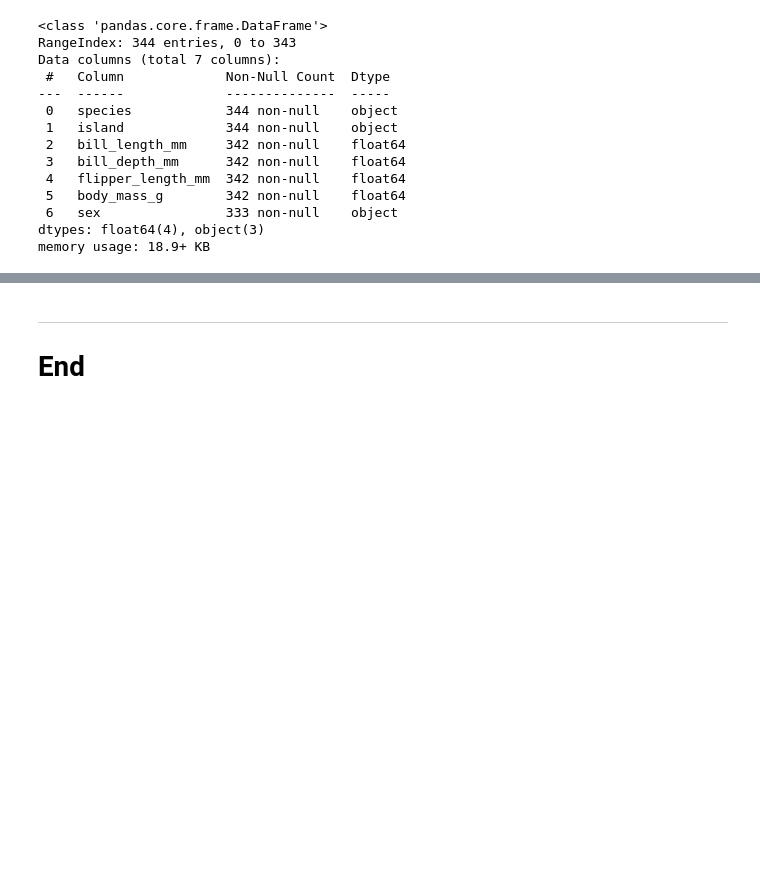
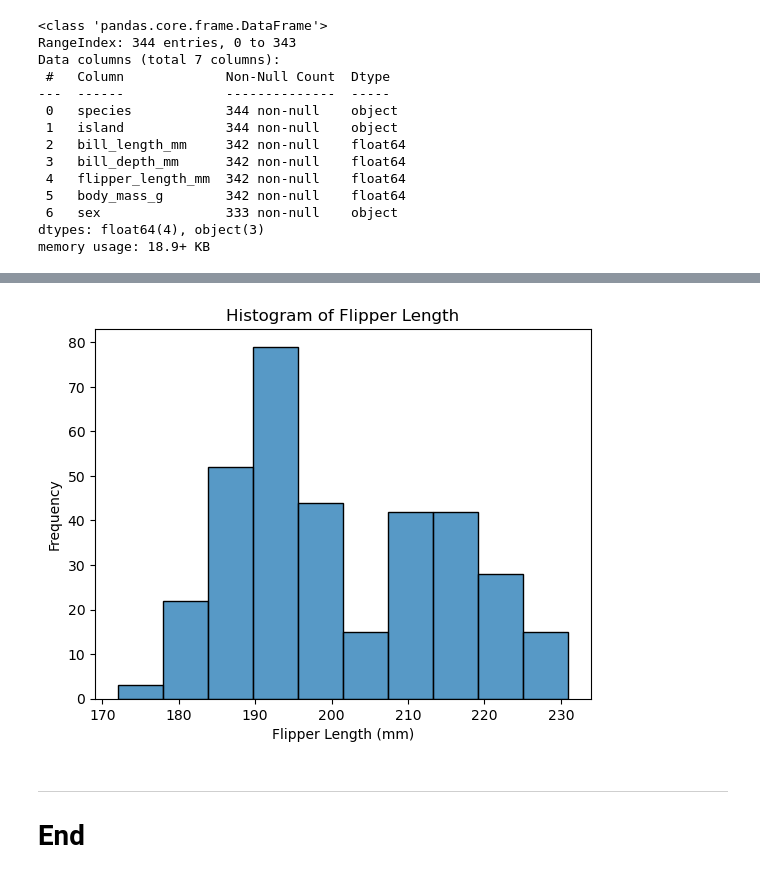
Before and after one commit to teesesmit/Data_analytics_project_24, a Jupyter notebook: penguins.ipynb, the cells around one changed output, grey strips where cells are left out. Cells and saved outputs as stored; diff of their text form; code cells hidden in the pictures; blank space fills up the shorter version.

```diff
--- a/penguins.ipynb
+++ b/penguins.ipynb
@@ -114,3 +105,14 @@ df.describe()
+# %%
+# Create a histogram of the 'flipper_length_mm' variable
+
+plt.figure
+sns.histplot(data=df, x='flipper_length_mm')
+plt.title('Histogram of Flipper Length')
+plt.xlabel('Flipper Length (mm)')
+plt.ylabel('Frequency')
+plt.show()
+# %% [output]
+[figure, added]
 # %% [markdown]
 ***
 
```
Also changed, not shown: parts of 12 cells of this notebook.
